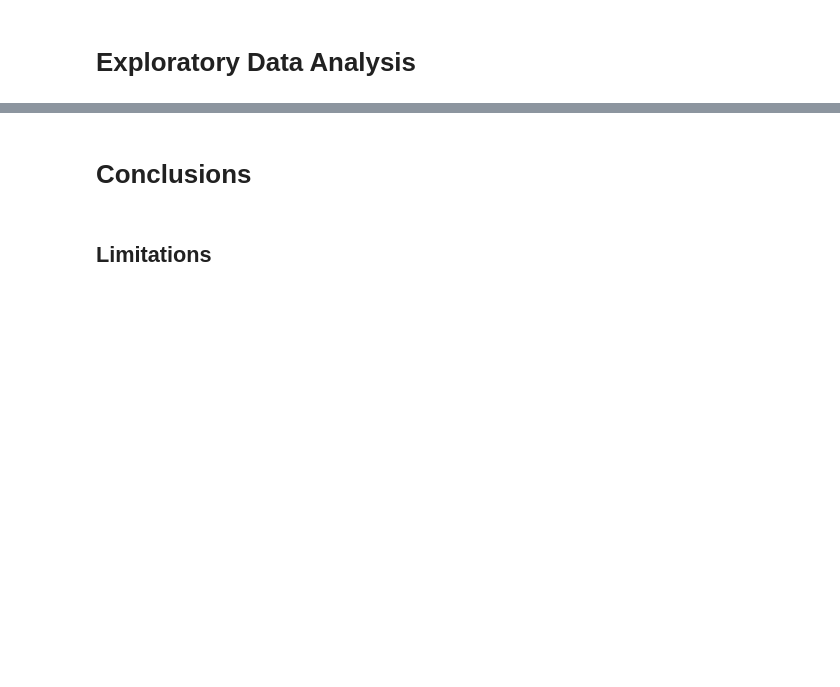
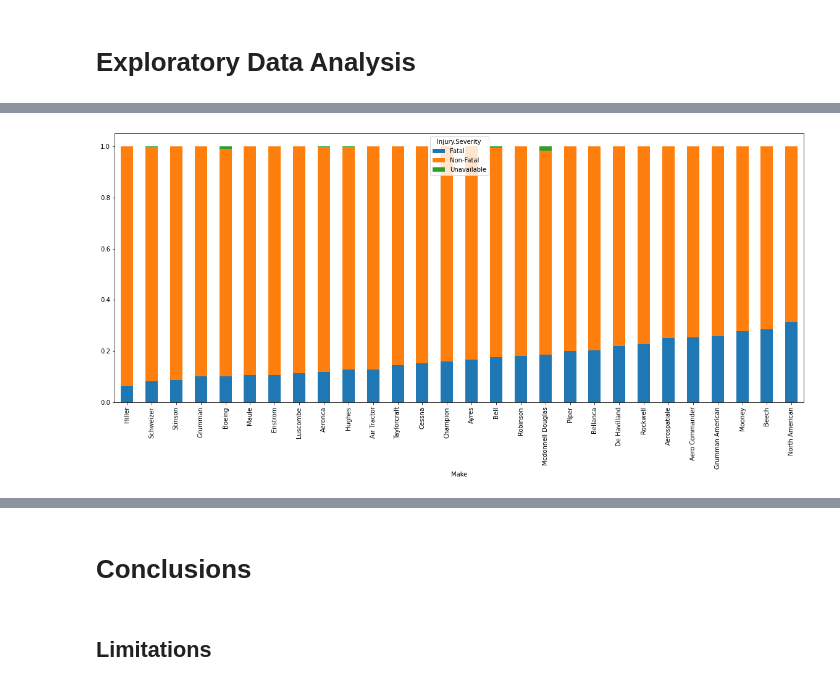
Before and after one commit to ckucewicz/aircraft_safety_project, a Jupyter notebook: Notebook.ipynb, the cells around one changed output, grey strips where cells are left out. Cells and saved outputs as stored; diff of their text form; code cells hidden in the pictures; blank space fills up the shorter version.

```diff
--- a/Notebook.ipynb
+++ b/Notebook.ipynb
@@ -1111,0 +742,3 @@ AttributeError: 'DataFrame' object has no attribute 'summary'
+# %%
+make_over_200_flights = make[make >200]
+make_over_200_flights
@@ -1111,0 +763,3 @@ AttributeError: 'DataFrame' object has no attribute 'summary'
+# %%
+top_brands = make_over_200_flights.index
+top_brands
@@ -1111,0 +774,5 @@ AttributeError: 'DataFrame' object has no attribute 'summary'
+# %%
+df_200_flights = df_clean[df_clean['Make'].isin(top_brands)]
+# %%
+fatal_rate_200_flights = df_200_flights.groupby('Make')['Injury.Severity'].value_counts(normalize= True).unstack('Injury.Severity').sort_values('Fatal')
+fatal_rate_200_flights
@@ -1111,0 +798,4 @@ AttributeError: 'DataFrame' object has no attribute 'summary'
+# %%
+fatal_rate_200_flights.plot.bar(stacked = True, figsize = (20, 8));
+# %% [output]
+[figure, added]
```
Also changed, not shown: parts of 113 cells of this notebook, 1 other file.
